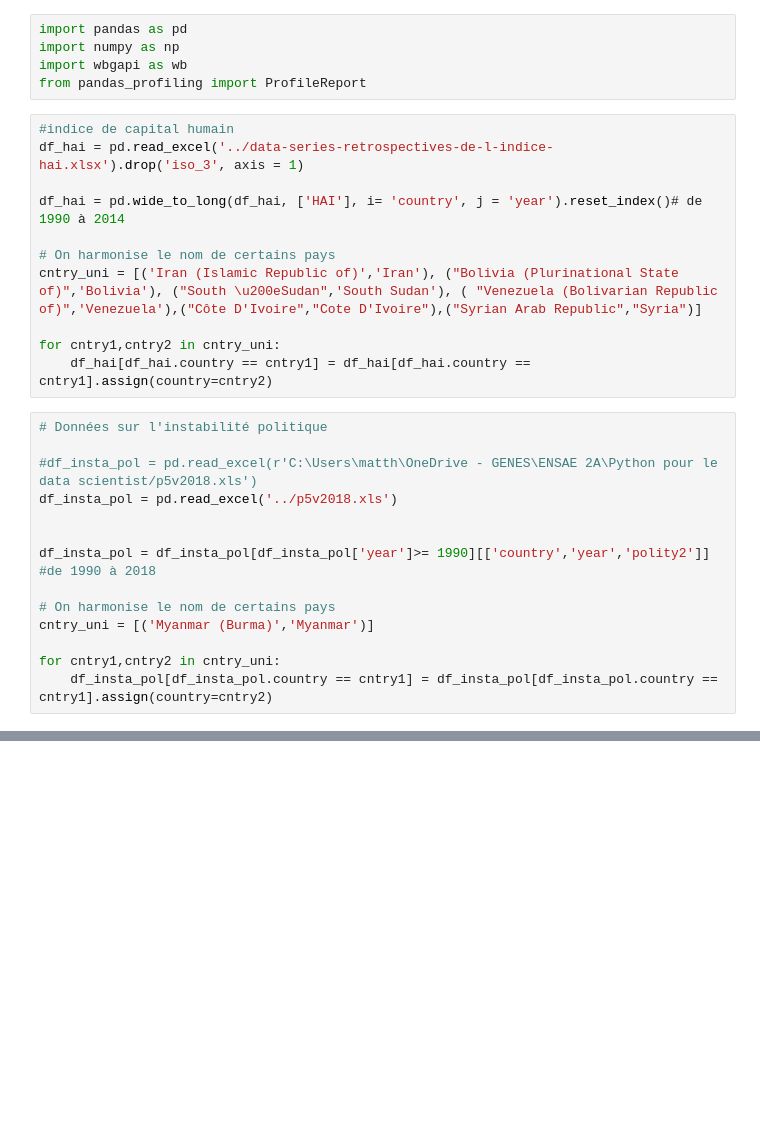
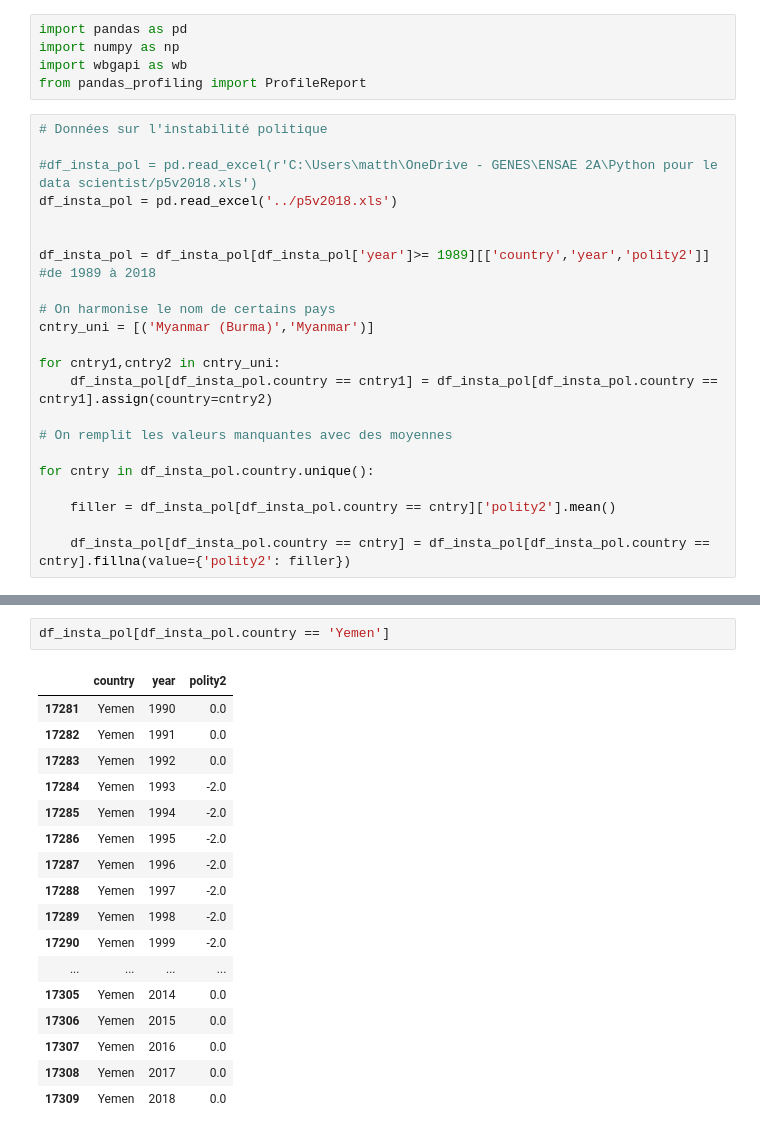
Before and after one commit to LexAdrim/UCDP-project, a Jupyter notebook: get_data.ipynb, the cells around one changed output, grey strips where cells are left out. Drawn from its saved outputs; the diff is of its cells as text; blank space fills up the shorter version.

```diff
--- a/get_data.ipynb
+++ b/get_data.ipynb
@@ -3,17 +3,6 @@ import pandas as pd
 import numpy as np
 import wbgapi as wb
 from pandas_profiling import ProfileReport
-# %%
-#indice de capital humain
-df_hai = pd.read_excel('../data-series-retrospectives-de-l-indice-hai.xlsx').drop('iso_3', axis = 1)
-
-df_hai = pd.wide_to_long(df_hai, ['HAI'], i= 'country', j = 'year').reset_index()# de 1990 à 2014
-
-# On harmonise le nom de certains pays
-cntry_uni = [('Iran (Islamic Republic of)','Iran'), ("Bolivia (Plurinational State of)",'Bolivia'), ("South \u200eSudan",'South Sudan'), ( "Venezuela (Bolivarian Republic of)",'Venezuela'),("Côte D'Ivoire","Cote D'Ivoire"),("Syrian Arab Republic","Syria")]
-
-for cntry1,cntry2 in cntry_uni:
-    df_hai[df_hai.country == cntry1] = df_hai[df_hai.country == cntry1].assign(country=cntry2)
 # %%
 # Données sur l'instabilité politique
 
@@ -21,10 +10,18 @@ for cntry1,cntry2 in cntry_uni:
 df_insta_pol = pd.read_excel('../p5v2018.xls')
 
 
-df_insta_pol = df_insta_pol[df_insta_pol['year']>= 1990][['country','year','polity2']] #de 1990 à 2018
+df_insta_pol = df_insta_pol[df_insta_pol['year']>= 1989][['country','year','polity2']] #de 1989 à 2018
 
 # On harmonise le nom de certains pays
 cntry_uni = [('Myanmar (Burma)','Myanmar')]
 
 for cntry1,cntry2 in cntry_uni:
     df_insta_pol[df_insta_pol.country == cntry1] = df_insta_pol[df_insta_pol.country == cntry1].assign(country=cntry2)
+
+# On remplit les valeurs manquantes avec des moyennes
+
+for cntry in df_insta_pol.country.unique():
+
+    filler = df_insta_pol[df_insta_pol.country == cntry]['polity2'].mean()
+
+    df_insta_pol[df_insta_pol.country == cntry] = df_insta_pol[df_insta_pol.country == cntry].fillna(value={'polity2': filler})
@@ -58,2 +54,22 @@ for cntry1,cntry2 in cntry_uni:
+# %%
+df_insta_pol[df_insta_pol.country == 'Yemen']
+# %% [output]
+|  | country | year | polity2 |
+| 17281 | Yemen | 1990 | 0.0 |
+| 17282 | Yemen | 1991 | 0.0 |
+| 17283 | Yemen | 1992 | 0.0 |
+| 17284 | Yemen | 1993 | -2.0 |
+| 17285 | Yemen | 1994 | -2.0 |
+| 17286 | Yemen | 1995 | -2.0 |
+| 17287 | Yemen | 1996 | -2.0 |
+| 17288 | Yemen | 1997 | -2.0 |
+| 17289 | Yemen | 1998 | -2.0 |
+| 17290 | Yemen | 1999 | -2.0 |
+| ... | ... | ... | ... |
+| 17305 | Yemen | 2014 | 0.0 |
+| 17306 | Yemen | 2015 | 0.0 |
+| 17307 | Yemen | 2016 | 0.0 |
+| 17308 | Yemen | 2017 | 0.0 |
+| 17309 | Yemen | 2018 | 0.0 |
 # %%
 # On s'assure que les pays sur lesquelles on va faire la jointure soient bien les mêmes dans les df
```
Also changed, not shown: parts of 18 cells of this notebook, 1 other file.
